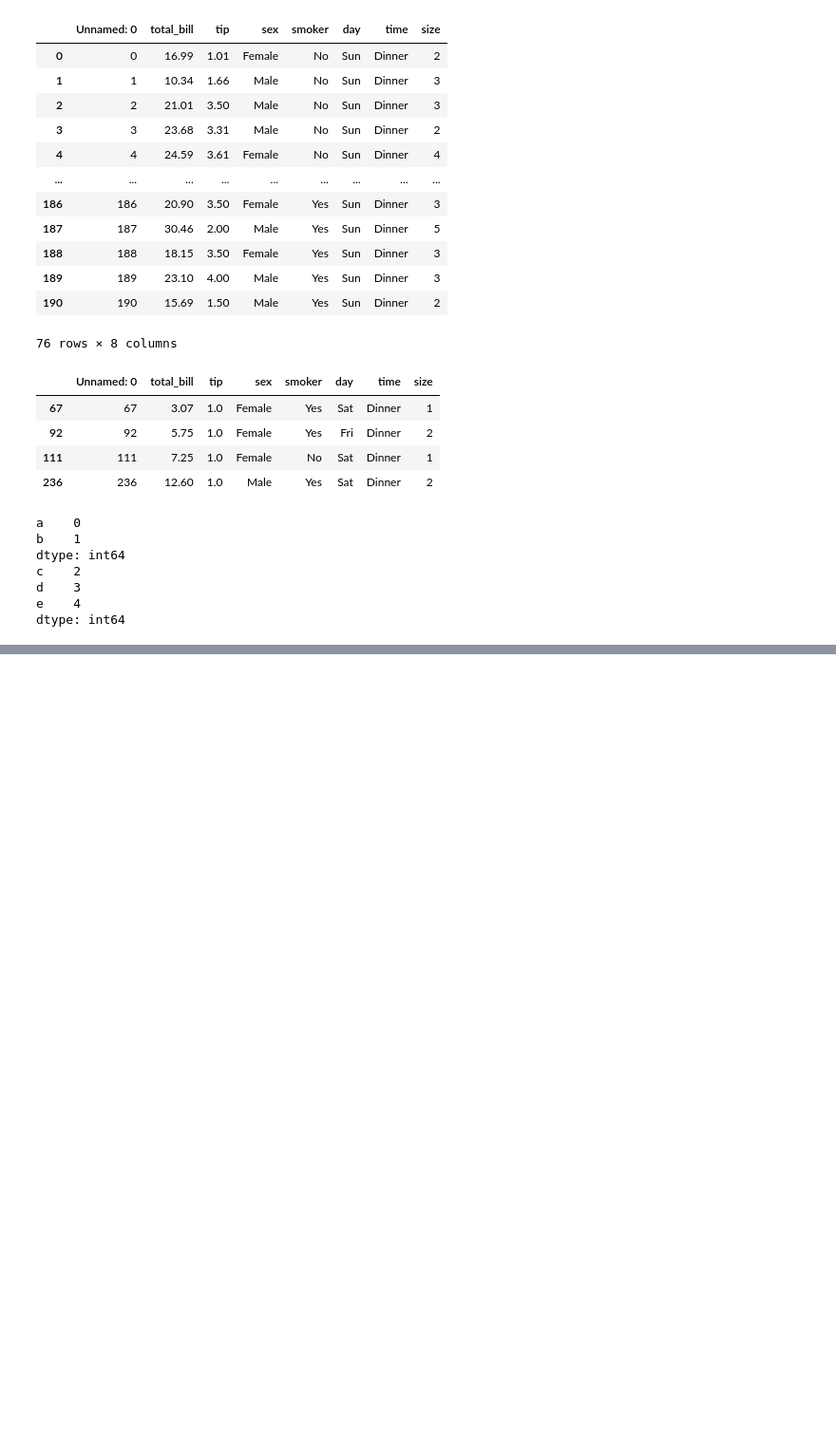
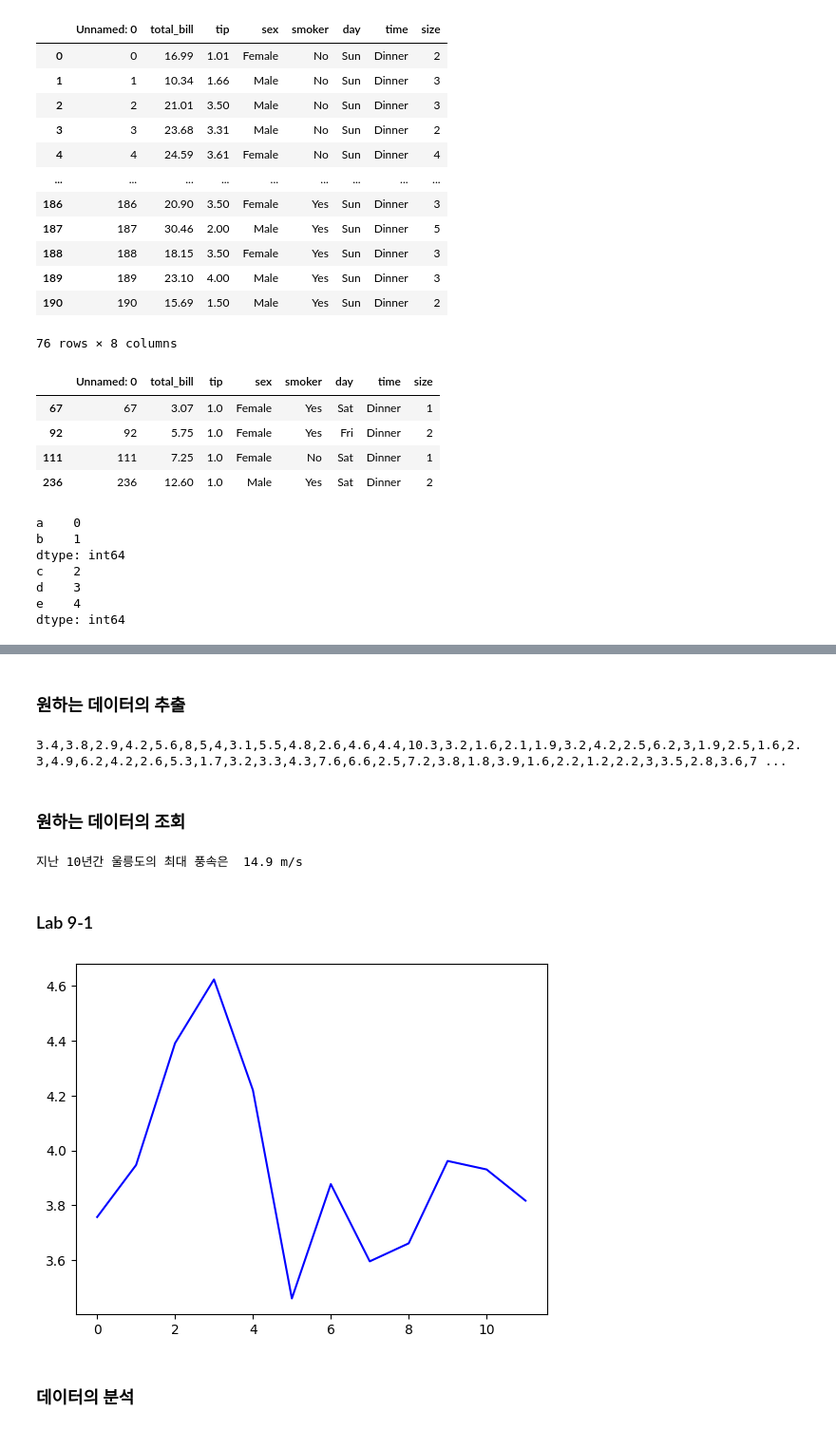
Before and after one commit to geolee1/KUS_BigData_2023, a Jupyter notebook: Pandas/Pandas.ipynb, the cells around one changed output, grey strips where cells are left out. Shown at 95% size. Drawn from its saved outputs; the diff is of its cells as text; code cells hidden in the pictures; blank space fills up the shorter version.

```diff
--- a/Pandas/Pandas.ipynb
+++ b/Pandas/Pandas.ipynb
@@ -325,0 +508,66 @@ df2 = pd.DataFrame([['초원', '푸른색'], ['사막', '노란색'], ['숲', '
+# %% [markdown]
+### 원하는 데이터의 추출
+# %%
+import csv
+
+f = open('weather.csv')     # CSV 파일을 열어서 f에 저장한다.
+data = csv.reader(f)        # reader() 함수를 이용하여 읽는다.
+header = next(data)         # 헤더를 제거한다.
+for row in data:            # 반복 루프를 사용하여 데이터를 읽는다.
+    print(row[3], end=',')  # 평균풍속만 출력하고, 쉼표로 연결한다.
+f.close()                   # 파일을 닫는다.
+# %% [output]
+3.4,3.8,2.9,4.2,5.6,8,5,4,3.1,5.5,4.8,2.6,4.6,4.4,10.3,3.2,1.6,2.1,1.9,3.2,4.2,2.5,6.2,3,1.9,2.5,1.6,2.3,4.9,6.2,4.2,2.6,5.3,1.7,3.2,3.3,4.3,7.6,6.6,2.5,7.2,3.8,1.8,3.9,1.6,2.2,1.2,2.2,3,3.5,2.8,3.6,7 ...
+# %% [markdown]
+### 원하는 데이터의 조회
+# %%
+import csv
+
+f = open('weather.csv')         # CSV 파일을 열어서 f에 저장한다.
+data = csv.reader(f)            # reader() 함수를 이용하여 읽는다.
+header = next(data)             # 헤더를 제거한다.
+
+max_wind = 0.0
+
+for row in data:                # 반복 루프를 사용하여 데이터를 읽는다.
+    if row[3] == '':            # 평균 풍속 데이터가 없는 경우 0을 처리
+        wind = 0
+    else:
+        wind = float(row[3])    # 평균 풍속 데이터를 실수로 변환해 저장
+    if max_wind < wind:         # 최대 풍속을 갱신하는지 검사
+        max_wind = wind         # 현재까지의 최대 풍속보다 크면 새로 기록
+
+print('지난 10년간 울릉도의 최대 풍속은 ', max_wind, 'm/s')
+# %% [output]
+지난 10년간 울릉도의 최대 풍속은  14.9 m/s
+# %% [markdown]
+### Lab 9-1
+# %%
+import csv
+import matplotlib.pyplot as plt
+
+f = open('weather.csv')                 # CSV 파일을 열어서 f에 저장
+data = csv.reader(f)                    # reader() 함수로 읽기
+header = next(data)                     # 헤더를 제거
+
+monthly_wind = [0 for x in range(12)]   # 매달 풍속을 담을 리스트, 초기화 0
+days_counted = [0 for x in range(12)]   # 각 달마다 측정된 일수, 초기화 0
+
+for row in data:
+    month = int(row[0][5:7])            # 0번 열에서 달 정보 추출
+    if row[3] != '':                    # 풍속 데이터 존재하는지 확인
+        wind = float(row[3])            # 풍속을 얻어 온다
+        monthly_wind[month-1] += wind   # 해당 달에 풍속 데이터 추가
+        days_counted[month-1] += 1      # 해당 달의 일수를 증가
+
+for i in range(12):
+    monthly_wind[i] /= days_counted[i]  # 일수로 나누어 월평균 구하기
+
+plt.plot(monthly_wind, 'blue')
+plt.show()
+
+f.close()                               # 파일을 닫는다.
+# %% [output]
+[figure, added]
+# %% [markdown]
+### 데이터의 분석
```
Also changed, not shown: parts of 31 cells of this notebook.
